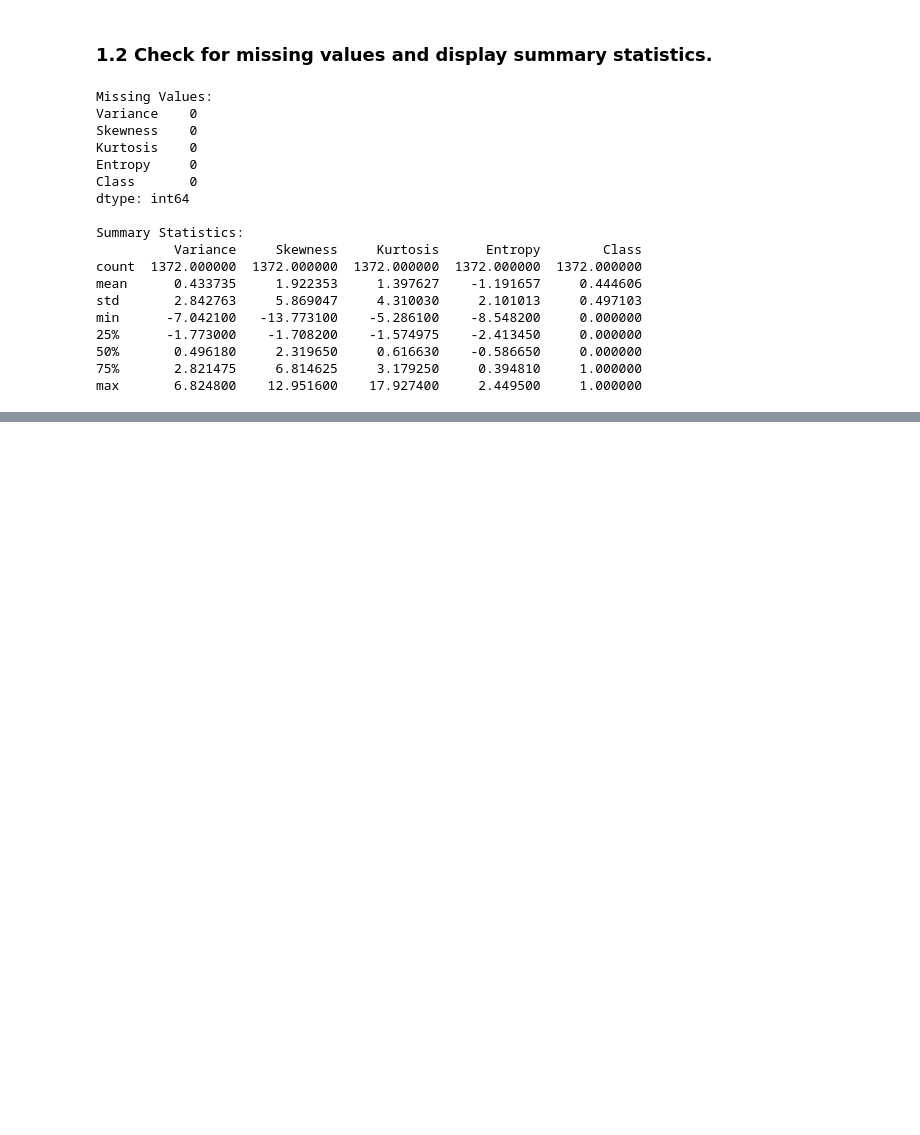
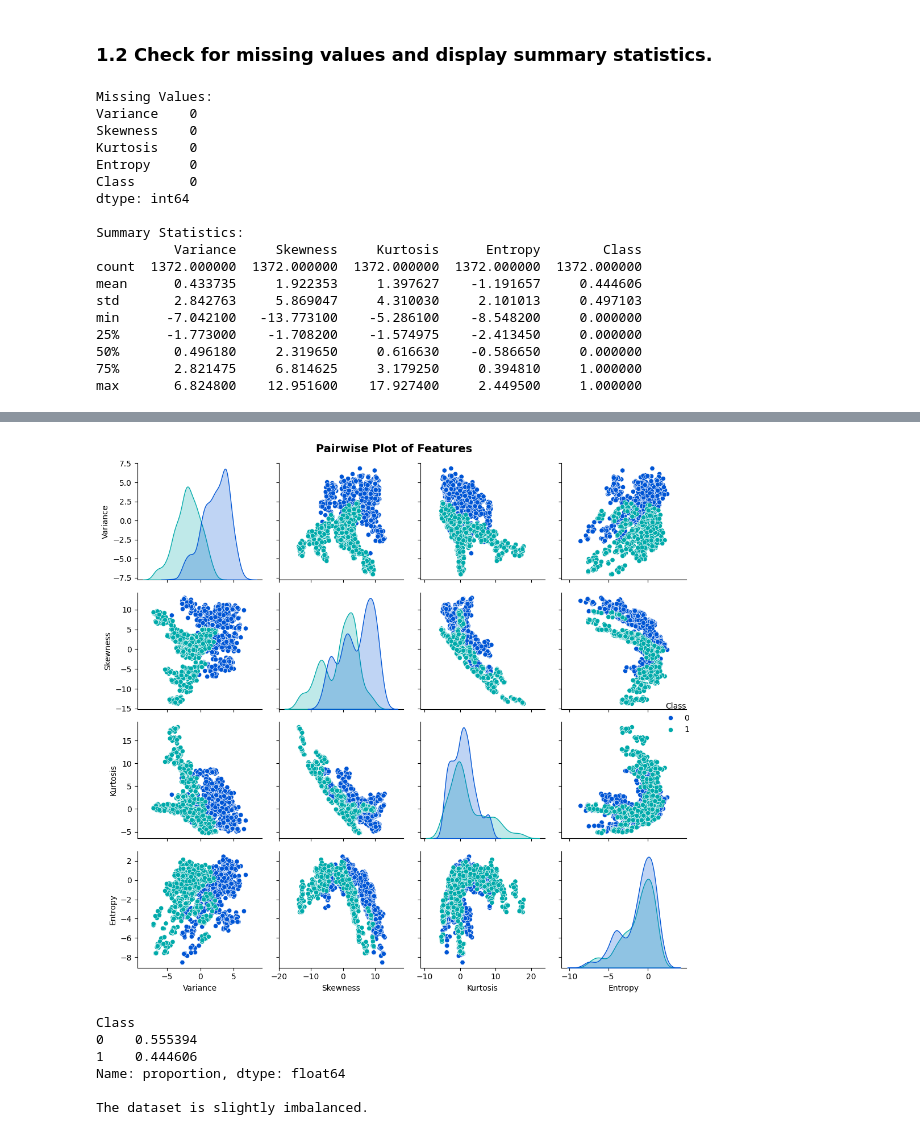
Before and after one commit to Bdowdle4/ml-classification-dowdle, a Jupyter notebook: classification_dowdle.ipynb, the cells around one changed output, grey strips where cells are left out. Saved outputs shown, nothing was run; the diff lists cells and outputs as text; code cells hidden in the pictures; blank space fills up the shorter version.

```diff
--- a/classification_dowdle.ipynb
+++ b/classification_dowdle.ipynb
@@ -105,0 +148,33 @@ max       6.824800    12.951600    17.927400     2.449500     1.000000
+# %%
+# Create a pairwise plot for all columns (no categorical columns)
+sns.pairplot(df, hue="Class", palette="winter")  # Hue adds color coding for the 'Class' column
+# Figure title
+plt.suptitle("Pairwise Plot of Features", fontsize=14, fontweight='bold')
+# Show the plot
+plt.tight_layout()
+plt.show()
+# %% [output]
+[figure, added]
+# %%
+# Check class distribution
+class_distribution = df['Class'].value_counts(normalize=True)
+
+# Print the class distribution
+print(class_distribution)
+
+# Determine if the dataset is balanced, slightly imbalanced, or imbalanced
+difference = abs(class_distribution[0] - class_distribution[1])
+
+if difference < 0.1:
+    print("\nThe dataset is balanced.")
+elif 0.1 <= difference < 0.2:
+    print("\nThe dataset is slightly imbalanced.")
+else:
+    print("\nThe dataset is imbalanced.")
+# %% [output]
+Class
+0    0.555394
+1    0.444606
+Name: proportion, dtype: float64
+
+The dataset is slightly imbalanced.
```
Also changed, not shown: parts of 6 cells of this notebook.
